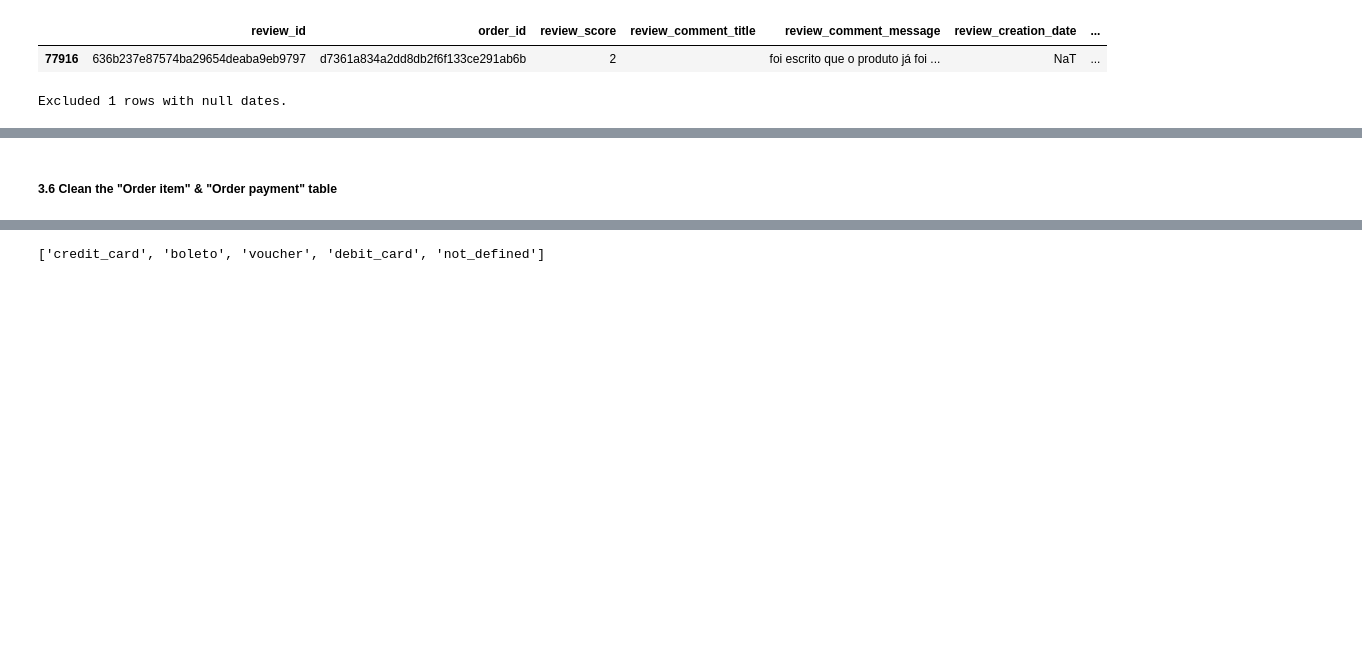
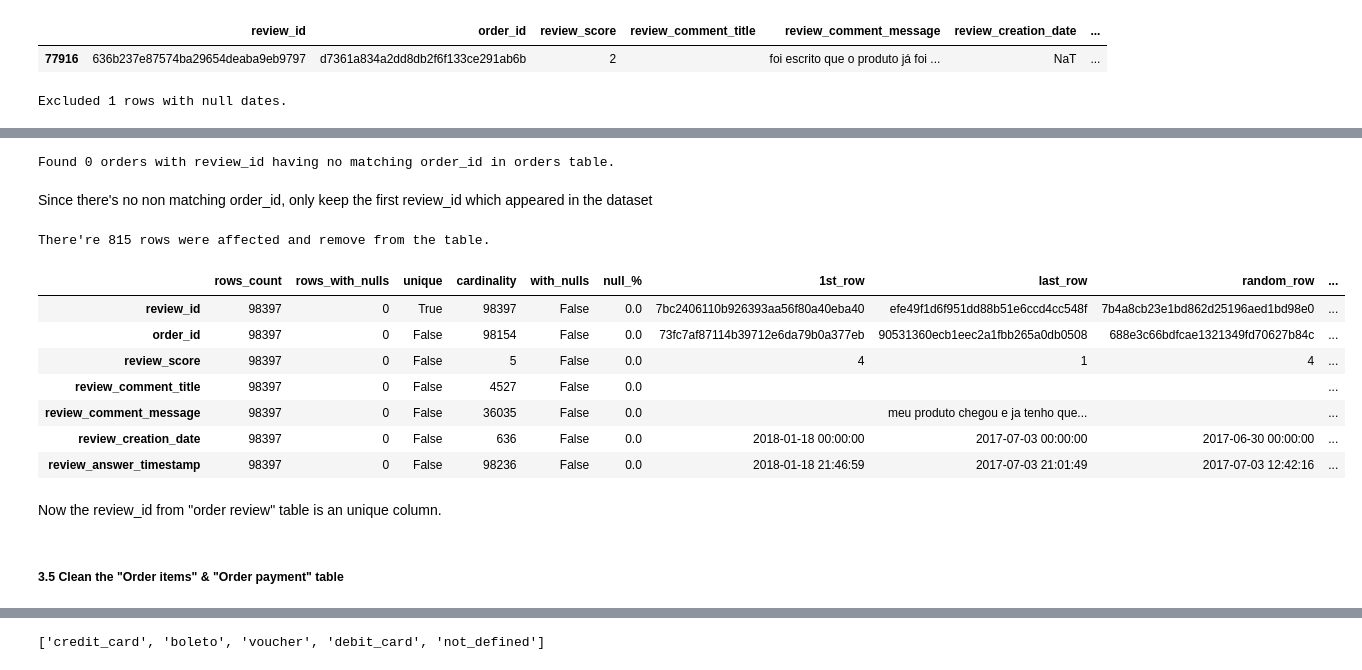
Before and after one commit to Lily-ThuPham/ECommerce-Analytics-CustomerSegmentation-Report, a Jupyter notebook: code/Data_preparation.ipynb, the cells around one changed output, grey strips where cells are left out. Cells and saved outputs as stored; diff of their text form; code cells hidden in the pictures; blank space fills up the shorter version.

```diff
--- a/code/Data_preparation.ipynb
+++ b/code/Data_preparation.ipynb
@@ -651,0 +780,5 @@ display(order_avg_score)
+# %%
+# Examine duplicated review_id
+duplicated_review_id = order_review_cleaned[order_review_cleaned.duplicated(subset='review_id',keep=False)]
+duplicated_review_id = duplicated_review_id.sort_values(by='review_id')
+display(duplicated_review_id.head(5))
@@ -652,5 +797,53 @@ display(order_avg_score)
+# %%
+# Extract unique review_id with duplicated entries
+unique_duplicated_review_id = duplicated_review_id['review_id'].unique().tolist()
+
+# Find the order_id which does not appear in the orders table
+order_id_check = duplicated_review_id.copy()
+order_id_master = orders_cleaned_df[['order_id']].drop_duplicates()
+order_id_master['order_id_2'] = order_id_master['order_id']
+
+
+order_id_check = order_id_check.merge(order_id_master,on='order_id',how='left',indicator=True)
+
+no_match_orders = order_id_check['order_id_2'].isnull().sum()
+if no_match_orders > 0:
+    print(f"Found {no_match_orders} orders with review_id having no matching order_id in orders table.")
+    # Extract the invalid order_id
+    invalid_order_ids = order_id_check[order_id_check['order_id_2'].isnull()]['order_id'].unique().tolist()
+    order_review_cleaned = order_review_cleaned[~(
+                                                (order_review_cleaned['order_id'].isin(invalid_order_ids)) &
+                                                (order_review_cleaned['review_id'].isin(unique_duplicated_review_id))
+                                                )]
+else:
+    print(f"Found {no_match_orders} orders with review_id having no matching order_id in orders table.")
+# %% [output]
+Found 0 orders with review_id having no matching order_id in orders table.
+# %% [markdown]
+Since there's no non matching order_id, only keep the first review_id which appeared in the dataset
+# %%
+# Remove duplicated review_id and keep the first occurance
+order_review_cleaned = order_review_cleaned.drop_duplicates(subset='review_id',keep='first')
+
+removed_id_count = len(order_review_df) - len(order_review_cleaned)
+print(f"There're {removed_id_count} rows were affected and remove from the table.")
+
+examine_review_cleaned = examine_data(order_review_cleaned)
+display(examine_review_cleaned)
+# %% [output]
+There're 815 rows were affected and remove from the table.
+|  | rows_count | rows_with_nulls | unique | cardinality | with_nulls | null_% | 1st_row | last_row | random_row | ... |
+| review_id | 98397 | 0 | True | 98397 | False | 0.0 | 7bc2406110b926393aa56f80a40eba40 | efe49f1d6f951dd88b51e6ccd4cc548f | 7b4a8cb23e1bd862d25196aed1bd98e0 | ... |
+| order_id | 98397 | 0 | False | 98154 | False | 0.0 | 73fc7af87114b39712e6da79b0a377eb | 90531360ecb1eec2a1fbb265a0db0508 | 688e3c66bdfcae1321349fd70627b84c | ... |
+| review_score | 98397 | 0 | False | 5 | False | 0.0 | 4 | 1 | 4 | ... |
+| review_comment_title | 98397 | 0 | False | 4527 | False | 0.0 |  |  |  | ... |
+| review_comment_message | 98397 | 0 | False | 36035 | False | 0.0 |  | meu produto chegou e ja tenho que... |  | ... |
+| review_creation_date | 98397 | 0 | False | 636 | False | 0.0 | 2018-01-18 00:00:00 | 2017-07-03 00:00:00 | 2017-06-30 00:00:00 | ... |
+| review_answer_timestamp | 98397 | 0 | False | 98236 | False | 0.0 | 2018-01-18 21:46:59 | 2017-07-03 21:01:49 | 2017-07-03 12:42:16 | ... |
+# %% [markdown]
+Now the review_id from "order review" table is an unique column.
 # %% [markdown]
-##### 3.6 Clean the "Order item" & "Order payment" table
+##### 3.5 Clean the **"Order items"** & **"Order payment"** table
 # %%
 # Examine the "order item"
 examine_order_item_dataset = examine_data(order_items_df)
```
Also changed, not shown: parts of 68 cells of this notebook, 1 other file.
